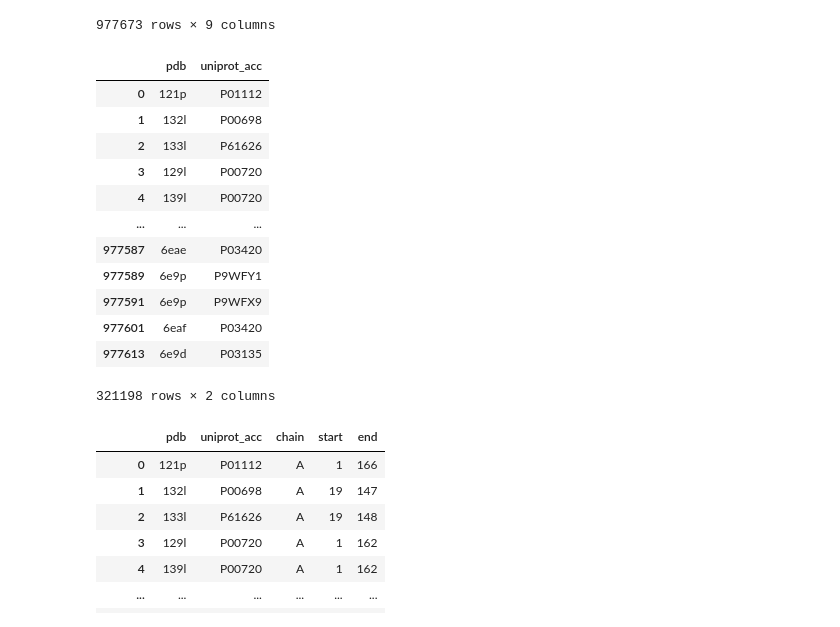
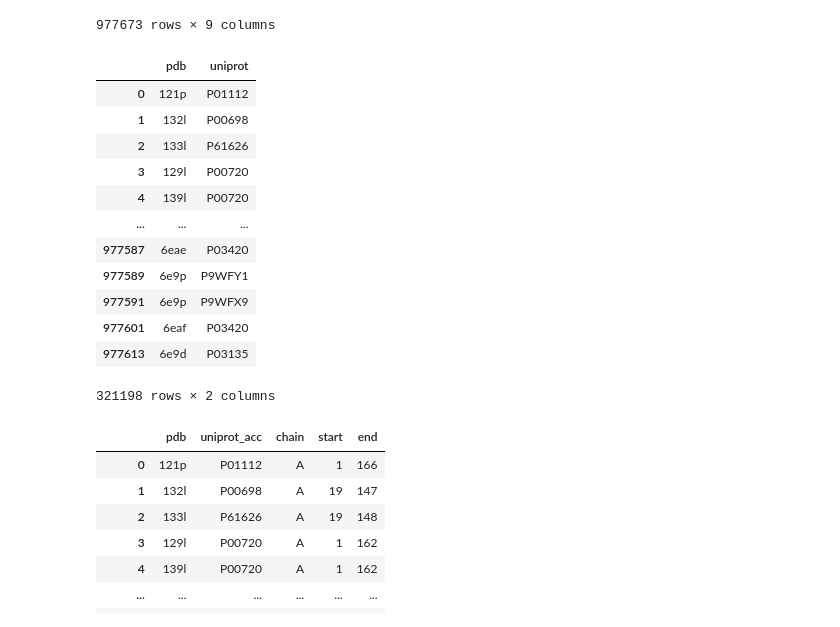
Before and after one commit to alvaro-2/cis-reg, a Jupyter notebook: scripts/orthologs.ipynb, the cells around one changed output. Drawn from its saved outputs; the diff is of its cells as text; code cells hidden in the pictures.

```diff
--- a/scripts/orthologs.ipynb
+++ b/scripts/orthologs.ipynb
@@ -216,16 +220,16 @@ sift
 | 977672 | 6e9d | z | P03135 | 226 | 735 | 226 | 735 | 226 | 735 |
 977673 rows × 9 columns
 # %%
-pdb_uniprot = sift[['pdb', 'sp_primary']].drop_duplicates().rename(columns=
+pdb_uniprot_map = sift[['pdb', 'sp_primary']].drop_duplicates().rename(columns=
     {
-    'sp_primary': 'uniprot_acc',
+    'sp_primary': 'uniprot',
     'sp_beg': 'start',
     'sp_end': 'end'
     }
 )
-pdb_uniprot
+pdb_uniprot_map
 # %% [output]
-|  | pdb | uniprot_acc |
+|  | pdb | uniprot |
 | 0 | 121p | P01112 |
 | 1 | 132l | P00698 |
 | 2 | 133l | P61626 |
```
Also changed, not shown: parts of 14 cells of this notebook.
